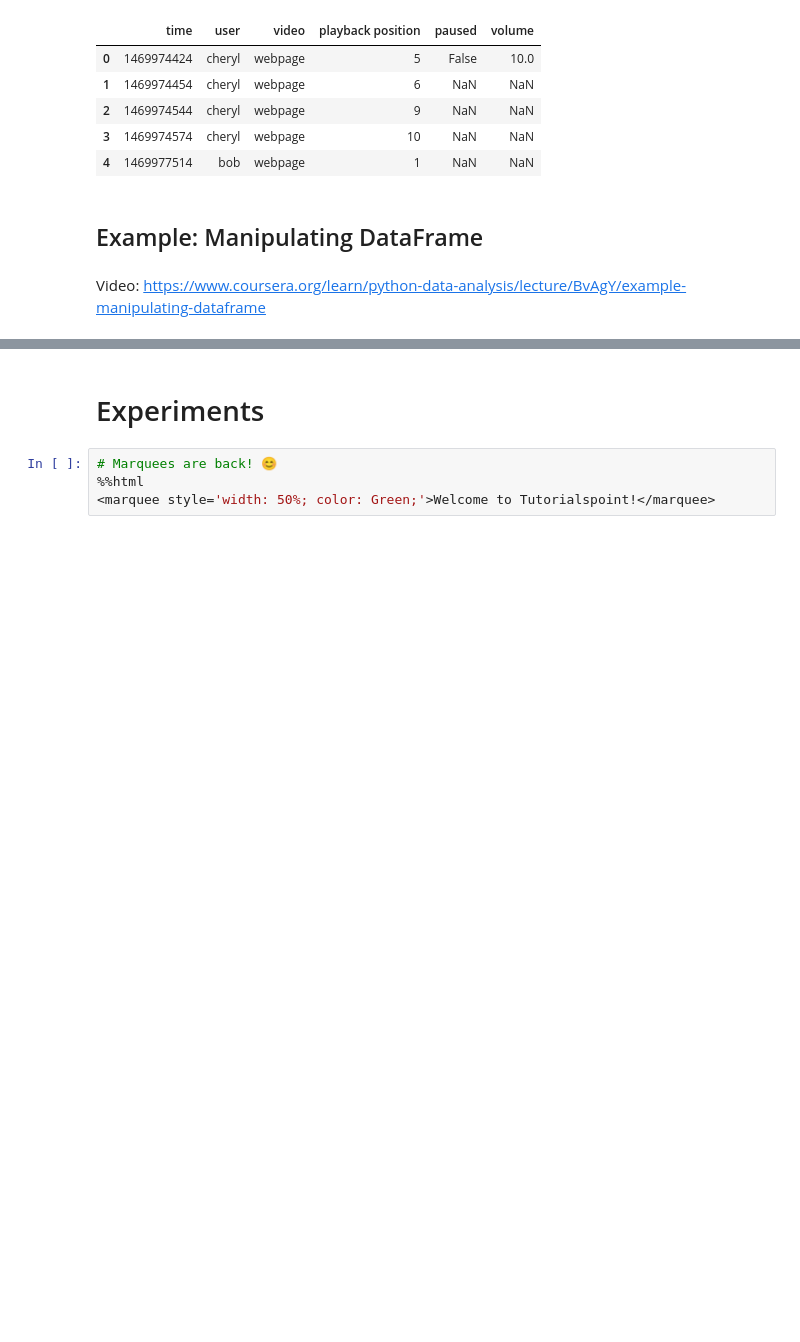
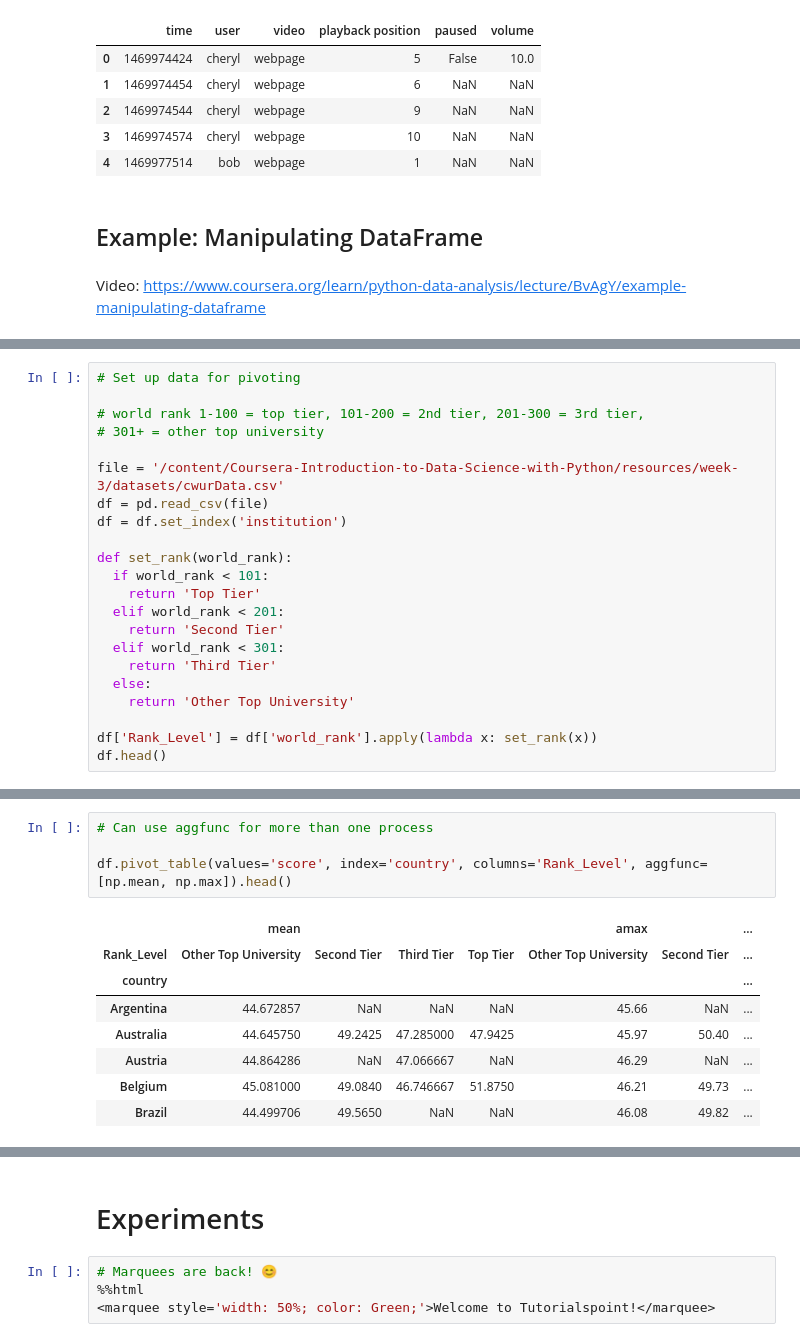
Before and after one commit to pbeens/ICS-Computer-Studies, a Jupyter notebook: Coursera_Introduction_to_Data_Science_with_Python.ipynb, the cells around one changed output, grey strips where cells are left out. Saved outputs shown, nothing was run; the diff lists cells and outputs as text; blank space fills up the shorter version.

```diff
--- a/Coursera_Introduction_to_Data_Science_with_Python.ipynb
+++ b/Coursera_Introduction_to_Data_Science_with_Python.ipynb
@@ -1926,0 +2938,22 @@ Video: https://www.coursera.org/learn/python-data-analysis/lecture/BvAgY/example
+# %%
+# Set up data for pivoting
+
+# world rank 1-100 = top tier, 101-200 = 2nd tier, 201-300 = 3rd tier,
+# 301+ = other top university
+
+file = '/content/Coursera-Introduction-to-Data-Science-with-Python/resources/week-3/datasets/cwurData.csv'
+df = pd.read_csv(file)
+df = df.set_index('institution')
+
+def set_rank(world_rank):
+  if world_rank < 101:
+    return 'Top Tier'
+  elif world_rank < 201:
+    return 'Second Tier'
+  elif world_rank < 301:
+    return 'Third Tier'
+  else:
+    return 'Other Top University'
+
+df['Rank_Level'] = df['world_rank'].apply(lambda x: set_rank(x))
+df.head()
@@ -1926,0 +2981,13 @@ Video: https://www.coursera.org/learn/python-data-analysis/lecture/BvAgY/example
+# %%
+# Can use aggfunc for more than one process
+
+df.pivot_table(values='score', index='country', columns='Rank_Level', aggfunc=[np.mean, np.max]).head()
+# %% [output]
+|  | mean |  |  |  | amax |  | ... |
+| Rank_Level | Other Top University | Second Tier | Third Tier | Top Tier | Other Top University | Second Tier | ... |
+| country |  |  |  |  |  |  | ... |
+| Argentina | 44.672857 | NaN | NaN | NaN | 45.66 | NaN | ... |
+| Australia | 44.645750 | 49.2425 | 47.285000 | 47.9425 | 45.97 | 50.40 | ... |
+| Austria | 44.864286 | NaN | 47.066667 | NaN | 46.29 | NaN | ... |
+| Belgium | 45.081000 | 49.0840 | 46.746667 | 51.8750 | 46.21 | 49.73 | ... |
+| Brazil | 44.499706 | 49.5650 | NaN | NaN | 46.08 | 49.82 | ... |
```
Also changed, not shown: parts of 116 cells of this notebook.
